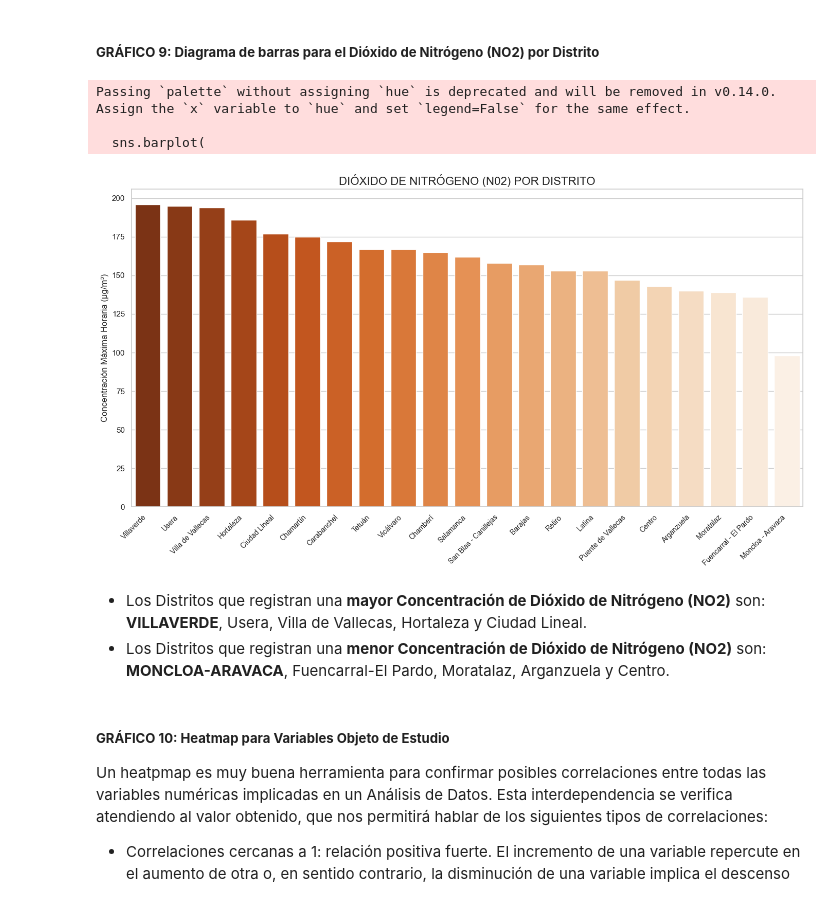
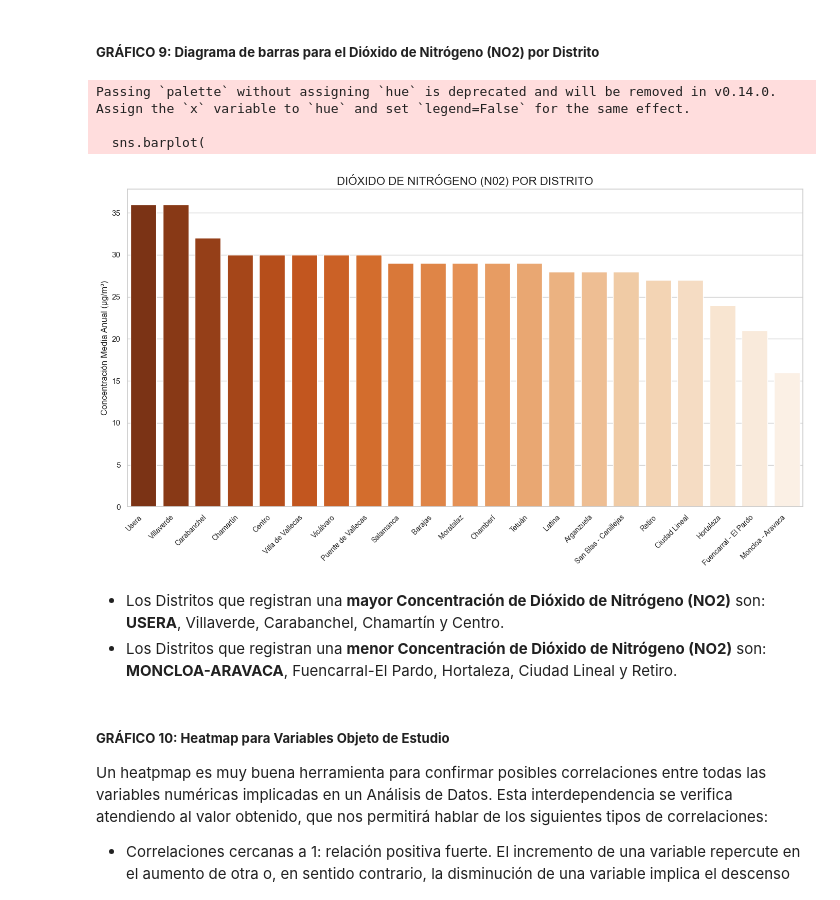
Before and after one commit to XileFrost/EDA_AireRentaMadrid, a Jupyter notebook: FelixdeMolina_EDA-Aire_Madrid.ipynb, the cells around one changed output. Drawn from its saved outputs; the diff is of its cells as text; code cells hidden in the pictures.

```diff
--- a/FelixdeMolina_EDA-Aire_Madrid.ipynb
+++ b/FelixdeMolina_EDA-Aire_Madrid.ipynb
@@ -1303,35 +1302,35 @@ plt.show()
 # %%
 # Ordeno el DataFrame en función de la densidad de población en orden descendente
 df_sorted = df_no2_distritos.sort_values(by="NO2", ascending=False)
 
 # Configuro el gráfico
 plt.figure(figsize=(14, 8))
 sns.set_theme(style="whitegrid")
 
 # Creo el gráfico de barras
 sns.barplot(
     data=df_sorted,
     x="DISTRITO",
     y="NO2",
     palette="Oranges_r"
 )
 
 # Añado etiquetas y título
 plt.title("DIÓXIDO DE NITRÓGENO (N02) POR DISTRITO", fontsize=16)
 plt.xlabel("")
-plt.ylabel("Concentración Máxima Horaria (µg/m³)", fontsize=12)
+plt.ylabel("Concentración Media Anual (µg/m³)", fontsize=12)
 plt.xticks(rotation=45, fontsize=10, ha='right')
 
 plt.tight_layout()
 plt.show()
 # %% [output]
 Passing `palette` without assigning `hue` is deprecated and will be removed in v0.14.0. Assign the `x` variable to `hue` and set `legend=False` for the same effect.
 
   sns.barplot(
-[figure, old version]
+[figure, new version]
 # %% [markdown]
-- Los Distritos que registran una **mayor Concentración de Dióxido de Nitrógeno (NO2)** son: **VILLAVERDE**, Usera, Villa de Vallecas, Hortaleza y Ciudad Lineal.
-- Los Distritos que registran una **menor Concentración de Dióxido de Nitrógeno (NO2)** son: **MONCLOA-ARAVACA**, Fuencarral-El Pardo, Moratalaz, Arganzuela y Centro.
+- Los Distritos que registran una **mayor Concentración de Dióxido de Nitrógeno (NO2)** son: **USERA**, Villaverde, Carabanchel, Chamartín y Centro.
+- Los Distritos que registran una **menor Concentración de Dióxido de Nitrógeno (NO2)** son: **MONCLOA-ARAVACA**, Fuencarral-El Pardo, Hortaleza, Ciudad Lineal y Retiro.
 # %% [markdown]
 ##### **GRÁFICO 10: Heatmap para Variables Objeto de Estudio** <br>
 
```
Also changed, not shown: parts of 15 cells of this notebook.
